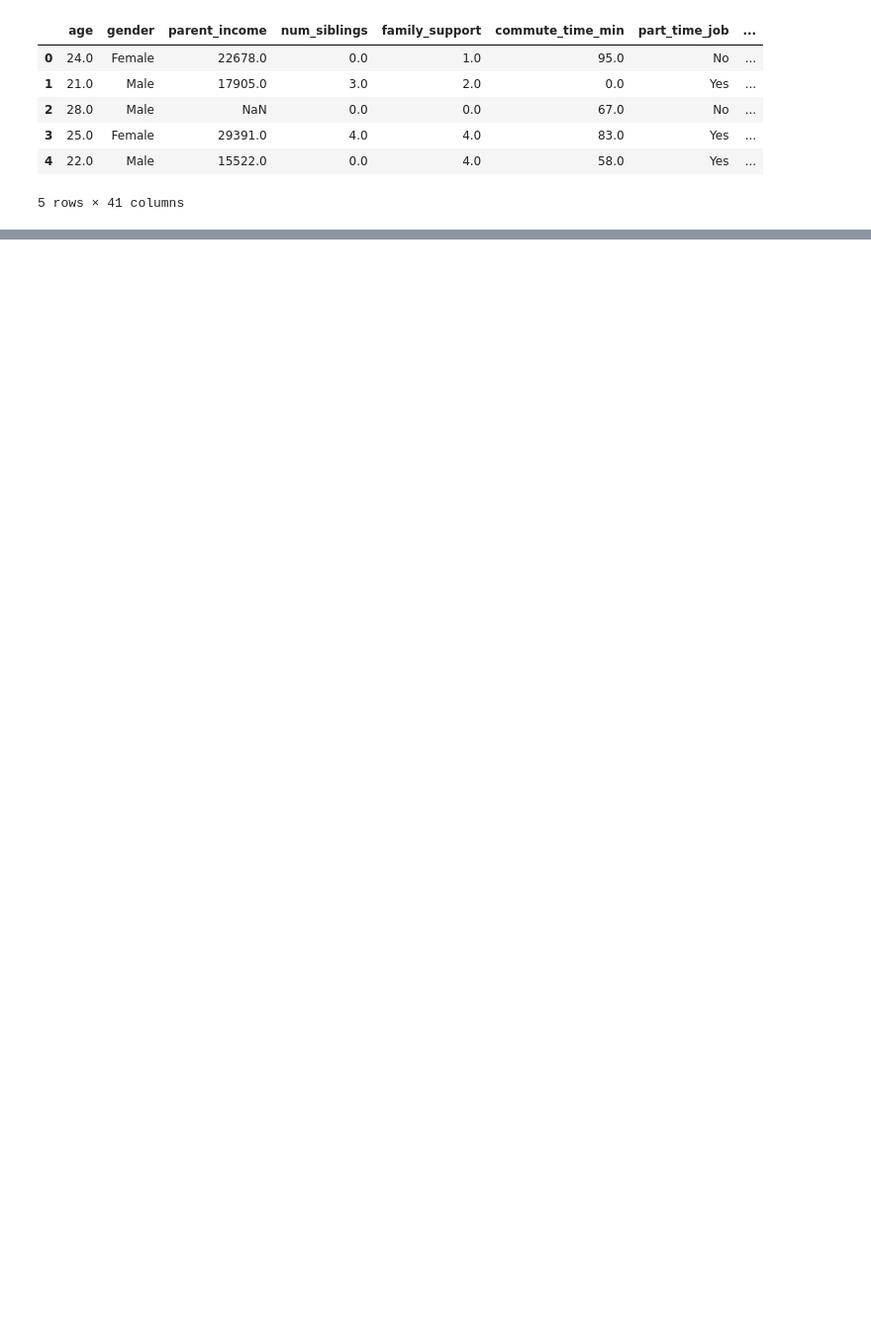
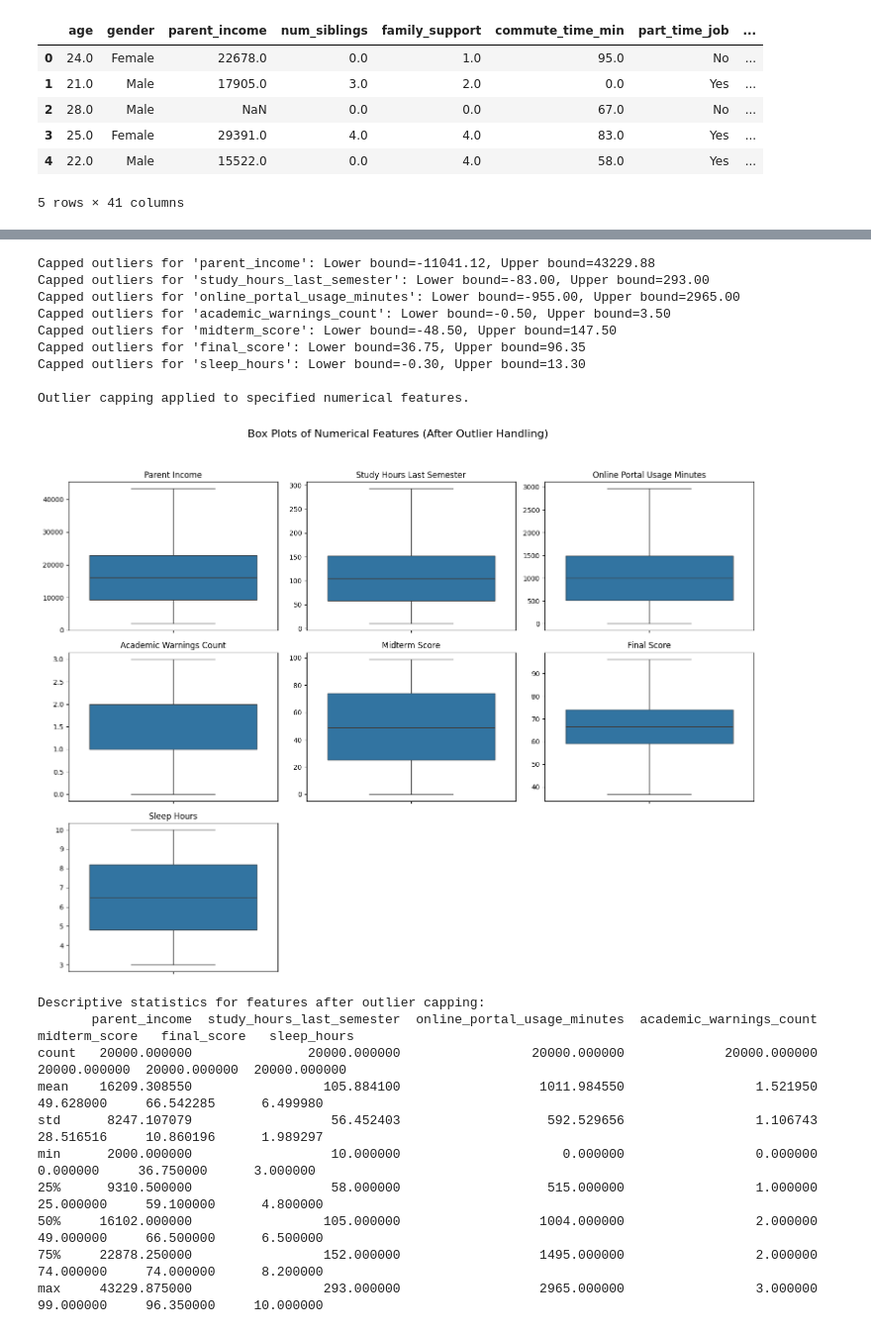
Before and after one commit to Fatma-Hassaan/Smart-Student-Performance-Prediction-System, a Jupyter notebook: model.ipynb, the cells around one changed output, grey strips where cells are left out. Shown at 99% size. Drawn from its saved outputs; the diff is of its cells as text; code cells hidden in the pictures; blank space fills up the shorter version.

```diff
--- a/model.ipynb
+++ b/model.ipynb
@@ -13,0 +235,76 @@ df.head()
+# %%
+import numpy as np
+import matplotlib.pyplot as plt
+import seaborn as sns
+
+# List of columns to apply IQR capping
+outlier_columns = [
+    'parent_income',
+    'study_hours_last_semester',
+    'online_portal_usage_minutes',
+    'academic_warnings_count',
+    'midterm_score',
+    'final_score',
+    'sleep_hours' # Already handled negative, now check for other extremes
+]
+
+# Function to apply IQR capping
+def cap_outliers_iqr(df, col):
+    Q1 = df[col].quantile(0.25)
+    Q3 = df[col].quantile(0.75)
+    IQR = Q3 - Q1
+    lower_bound = Q1 - 1.5 * IQR
+    upper_bound = Q3 + 1.5 * IQR
+
+    # Cap values
+    df[col] = np.where(df[col] < lower_bound, lower_bound, df[col])
+    df[col] = np.where(df[col] > upper_bound, upper_bound, df[col])
+    print(f"Capped outliers for '{col}': Lower bound={lower_bound:.2f}, Upper bound={upper_bound:.2f}")
+    return df
+
+# Apply capping to the identified columns
+for col in outlier_columns:
+    df = cap_outliers_iqr(df.copy(), col)
+
+print("\nOutlier capping applied to specified numerical features.")
+
+# Verify changes: Re-plot box plots for capped columns
+n_cols_verify = 3 # Adjust for desired layout
+n_rows_verify = (len(outlier_columns) + n_cols_verify - 1) // n_cols_verify
+
+plt.figure(figsize=(n_cols_verify * 5, n_rows_verify * 4))
+plt.suptitle('Box Plots of Numerical Features (After Outlier Handling)', fontsize=16)
+
+for i, col in enumerate(outlier_columns):
+    plt.subplot(n_rows_verify, n_cols_verify, i + 1)
+    sns.boxplot(y=df[col])
+    plt.title(f'{col.replace("_", " ").title()}')
+    plt.ylabel('')
+
+plt.tight_layout(rect=[0, 0.03, 1, 0.95])
+plt.show()
+
+# Verify changes: Display descriptive statistics for capped columns
+print("\nDescriptive statistics for features after outlier capping:")
+print(df[outlier_columns].describe().to_string())
+# %% [output]
+Capped outliers for 'parent_income': Lower bound=-11041.12, Upper bound=43229.88
+Capped outliers for 'study_hours_last_semester': Lower bound=-83.00, Upper bound=293.00
+Capped outliers for 'online_portal_usage_minutes': Lower bound=-955.00, Upper bound=2965.00
+Capped outliers for 'academic_warnings_count': Lower bound=-0.50, Upper bound=3.50
+Capped outliers for 'midterm_score': Lower bound=-48.50, Upper bound=147.50
+Capped outliers for 'final_score': Lower bound=36.75, Upper bound=96.35
+Capped outliers for 'sleep_hours': Lower bound=-0.30, Upper bound=13.30
+
+Outlier capping applied to specified numerical features.
+[figure, added]
+Descriptive statistics for features after outlier capping:
+       parent_income  study_hours_last_semester  online_portal_usage_minutes  academic_warnings_count  midterm_score   final_score   sleep_hours
+count   20000.000000               20000.000000                 20000.000000             20000.000000   20000.000000  20000.000000  20000.000000
+mean    16209.308550                 105.884100                  1011.984550                 1.521950      49.628000     66.542285      6.499980
+std      8247.107079                  56.452403                   592.529656                 1.106743      28.516516     10.860196      1.989297
+min      2000.000000                  10.000000                     0.000000                 0.000000       0.000000     36.750000      3.000000
+25%      9310.500000                  58.000000                   515.000000                 1.000000      25.000000     59.100000      4.800000
+50%     16102.000000                 105.000000                  1004.000000                 2.000000      49.000000     66.500000      6.500000
+75%     22878.250000                 152.000000                  1495.000000                 2.000000      74.000000     74.000000      8.200000
+max     43229.875000                 293.000000                  2965.000000                 3.000000      99.000000     96.350000     10.000000
```
Also changed, not shown: parts of 7 cells of this notebook.
